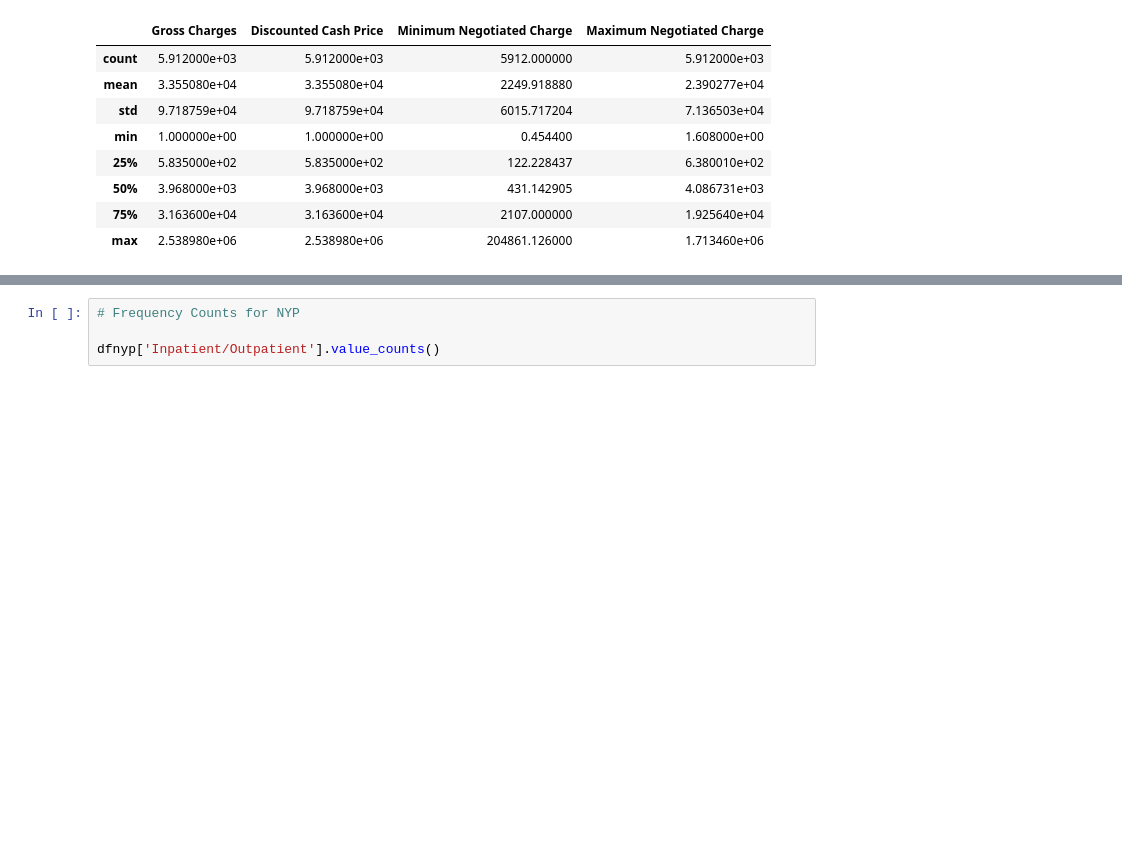
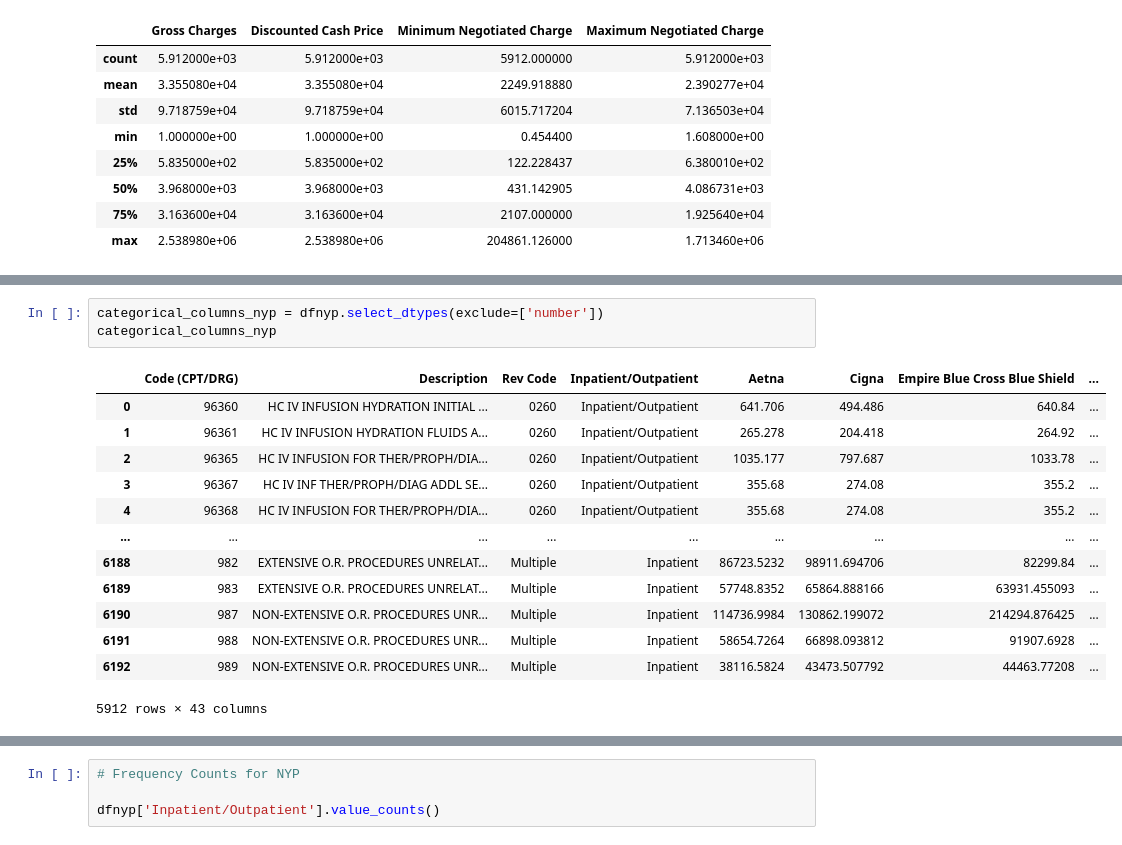
Before and after one commit to Helzheng123/sqlite_database_operations, a Jupyter notebook: sqlite_database_operations_hha504_wk3.ipynb, the cells around one changed output, grey strips where cells are left out. Saved outputs shown, nothing was run; the diff lists cells and outputs as text; blank space fills up the shorter version.

```diff
--- a/sqlite_database_operations_hha504_wk3.ipynb
+++ b/sqlite_database_operations_hha504_wk3.ipynb
@@ -214,0 +174,17 @@ Name: Description, Length: 5652, dtype: int64
+# %%
+categorical_columns_nyp = dfnyp.select_dtypes(exclude=['number'])
+categorical_columns_nyp
+# %% [output]
+|  | Code (CPT/DRG) | Description | Rev Code | Inpatient/Outpatient | Aetna | Cigna | Empire Blue Cross Blue Shield | ... |
+| 0 | 96360 | HC IV INFUSION HYDRATION INITIAL ... | 0260 | Inpatient/Outpatient | 641.706 | 494.486 | 640.84 | ... |
+| 1 | 96361 | HC IV INFUSION HYDRATION FLUIDS A... | 0260 | Inpatient/Outpatient | 265.278 | 204.418 | 264.92 | ... |
+| 2 | 96365 | HC IV INFUSION FOR THER/PROPH/DIA... | 0260 | Inpatient/Outpatient | 1035.177 | 797.687 | 1033.78 | ... |
+| 3 | 96367 | HC IV INF THER/PROPH/DIAG ADDL SE... | 0260 | Inpatient/Outpatient | 355.68 | 274.08 | 355.2 | ... |
+| 4 | 96368 | HC IV INFUSION FOR THER/PROPH/DIA... | 0260 | Inpatient/Outpatient | 355.68 | 274.08 | 355.2 | ... |
+| ... | ... | ... | ... | ... | ... | ... | ... | ... |
+| 6188 | 982 | EXTENSIVE O.R. PROCEDURES UNRELAT... | Multiple | Inpatient | 86723.5232 | 98911.694706 | 82299.84 | ... |
+| 6189 | 983 | EXTENSIVE O.R. PROCEDURES UNRELAT... | Multiple | Inpatient | 57748.8352 | 65864.888166 | 63931.455093 | ... |
+| 6190 | 987 | NON-EXTENSIVE O.R. PROCEDURES UNR... | Multiple | Inpatient | 114736.9984 | 130862.199072 | 214294.876425 | ... |
+| 6191 | 988 | NON-EXTENSIVE O.R. PROCEDURES UNR... | Multiple | Inpatient | 58654.7264 | 66898.093812 | 91907.6928 | ... |
+| 6192 | 989 | NON-EXTENSIVE O.R. PROCEDURES UNR... | Multiple | Inpatient | 38116.5824 | 43473.507792 | 44463.77208 | ... |
+5912 rows × 43 columns
```
Also changed, not shown: parts of 13 cells of this notebook.
